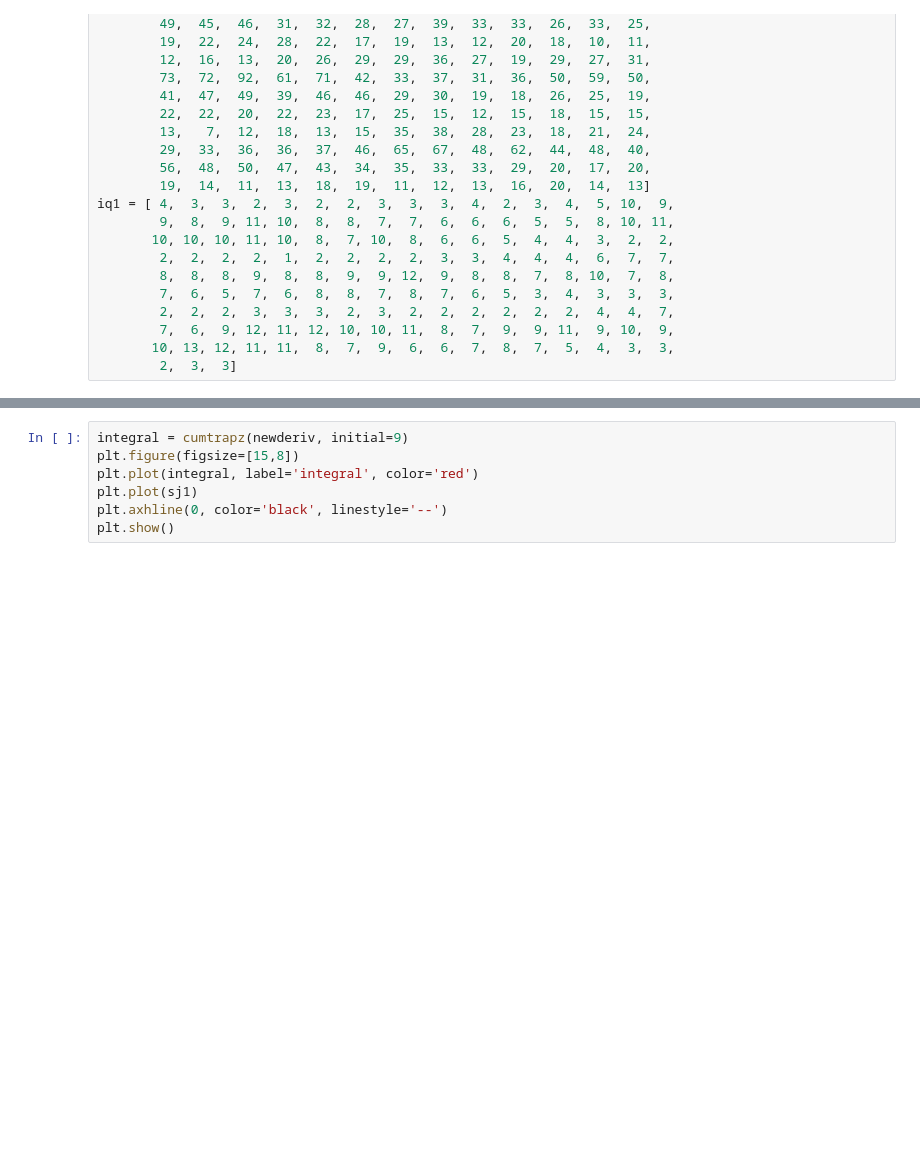
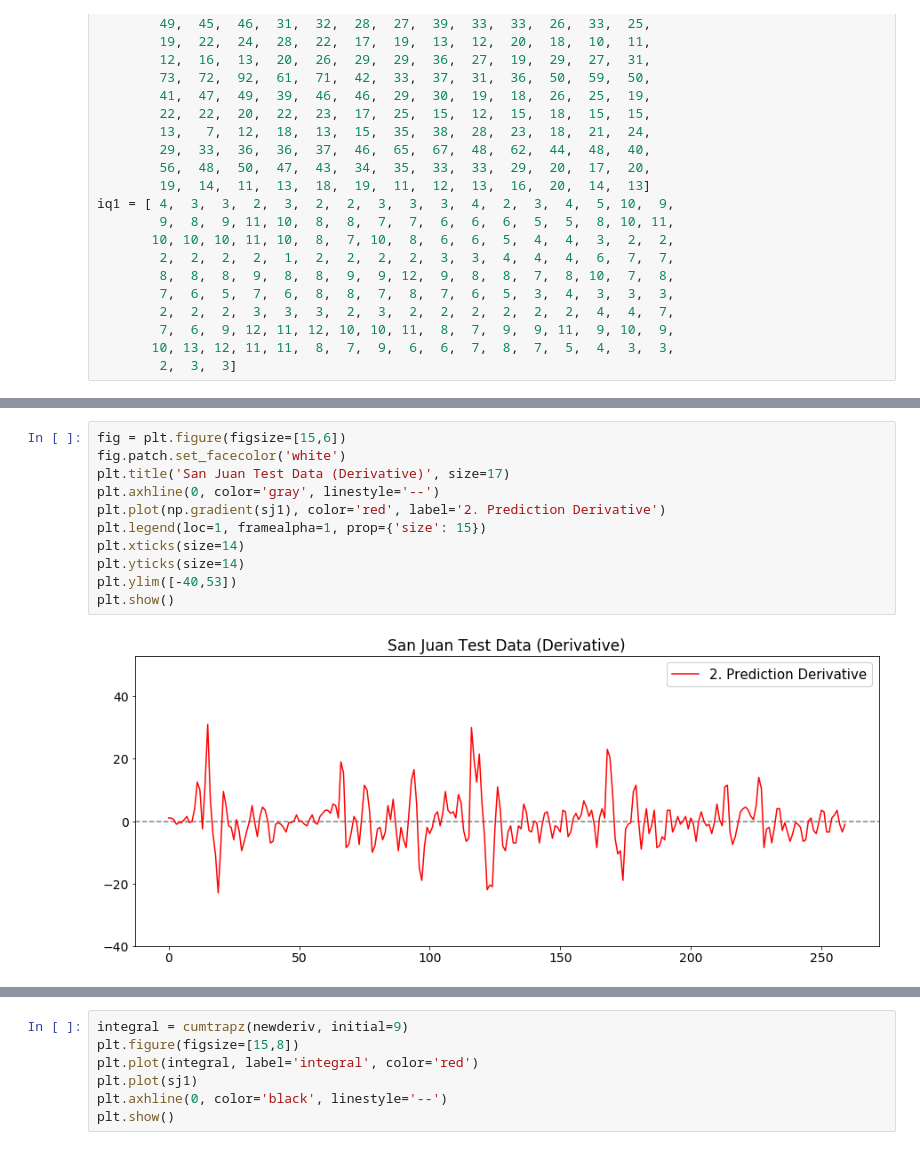
Before and after one commit to conditg/deng-ai, a Jupyter notebook: filterIdea.ipynb, the cells around one changed output, grey strips where cells are left out. Drawn from its saved outputs; the diff is of its cells as text; blank space fills up the shorter version.

```diff
--- a/filterIdea.ipynb
+++ b/filterIdea.ipynb
@@ -57,0 +52,13 @@ plt.show()
+# %%
+fig = plt.figure(figsize=[15,6])
+fig.patch.set_facecolor('white')
+plt.title('San Juan Test Data (Derivative)', size=17)
+plt.axhline(0, color='gray', linestyle='--')
+plt.plot(np.gradient(sj1), color='red', label='2. Prediction Derivative')
+plt.legend(loc=1, framealpha=1, prop={'size': 15})
+plt.xticks(size=14)
+plt.yticks(size=14)
+plt.ylim([-40,53])
+plt.show()
+# %% [output]
+[figure, added]
```
Also changed, not shown: parts of 8 cells of this notebook, 3 other files.
